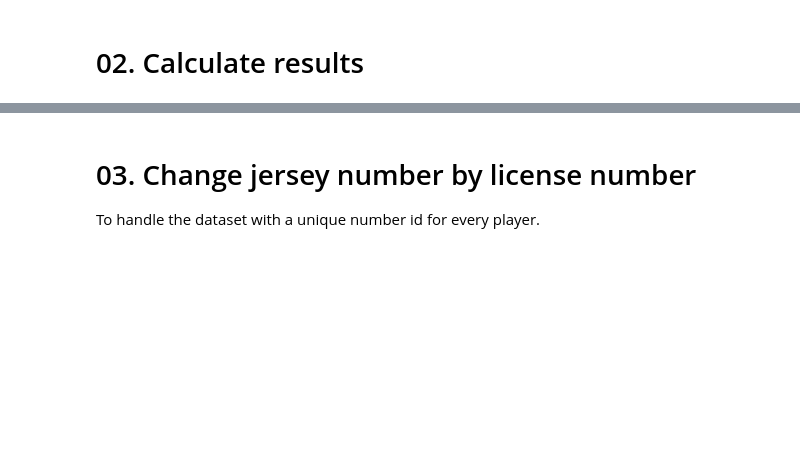
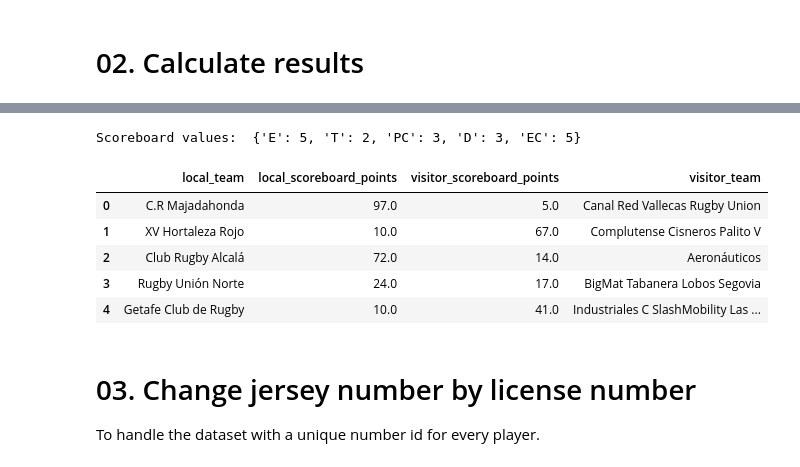
Before and after one commit to mattgv23/Rugby-Data-Analysis-Project, a Jupyter notebook: 01 - Dataset Analysis.ipynb, the cells around one changed output, grey strips where cells are left out. Cells and saved outputs as stored; diff of their text form; code cells hidden in the pictures; blank space fills up the shorter version.

```diff
--- a/01 - Dataset Analysis.ipynb
+++ b/01 - Dataset Analysis.ipynb
@@ -159,7 +98,0 @@ for column in matches_df.filter(regex=scoreboard_columns_visitor).columns:
-# %%
-#Check the results
-matches_df['local_scoreboard_points'] = local_scoreboard_series
-matches_df['visitor_scoreboard_points'] = visitor_scoreboard_series
-matches_df[['local_team', 'local_scoreboard_points', 'visitor_scoreboard_points', 'visitor_team']]
-
-#Results are correct compared to matches reports in pdf
@@ -180,3 +99,16 @@ matches_df[['local_team', 'local_scoreboard_points', 'visitor_scoreboard_points'
+# %%
+matches_df = results_calculator(matches_df)
+matches_df[['local_team', 'local_scoreboard_points', 'visitor_scoreboard_points', 'visitor_team']].head()
+
+#Results are correct compared to matches reports in pdf
+# %% [output]
+Scoreboard values:  {'E': 5, 'T': 2, 'PC': 3, 'D': 3, 'EC': 5}
+|  | local_team | local_scoreboard_points | visitor_scoreboard_points | visitor_team |
+| 0 | C.R Majadahonda | 97.0 | 5.0 | Canal Red Vallecas Rugby Union |
+| 1 | XV Hortaleza Rojo | 10.0 | 67.0 | Complutense Cisneros Palito V |
+| 2 | Club Rugby Alcalá | 72.0 | 14.0 | Aeronáuticos |
+| 3 | Rugby Unión Norte | 24.0 | 17.0 | BigMat Tabanera Lobos Segovia |
+| 4 | Getafe Club de Rugby | 10.0 | 41.0 | Industriales C SlashMobility Las ... |
 # %% [markdown]
 # 03. Change jersey number by license number
 
```
Also changed, not shown: parts of 19 cells of this notebook, 2 other files.
